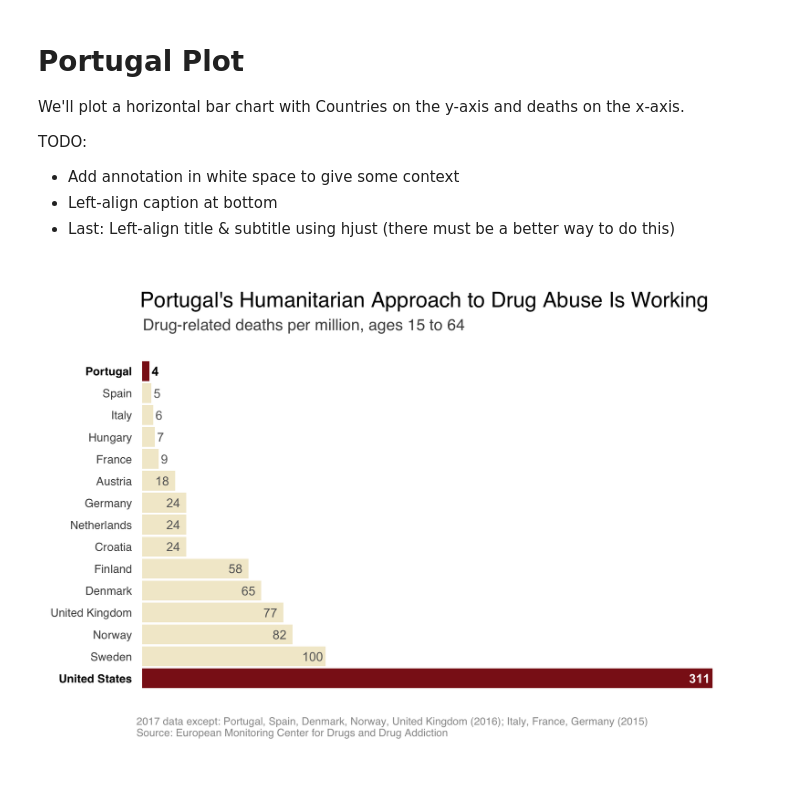
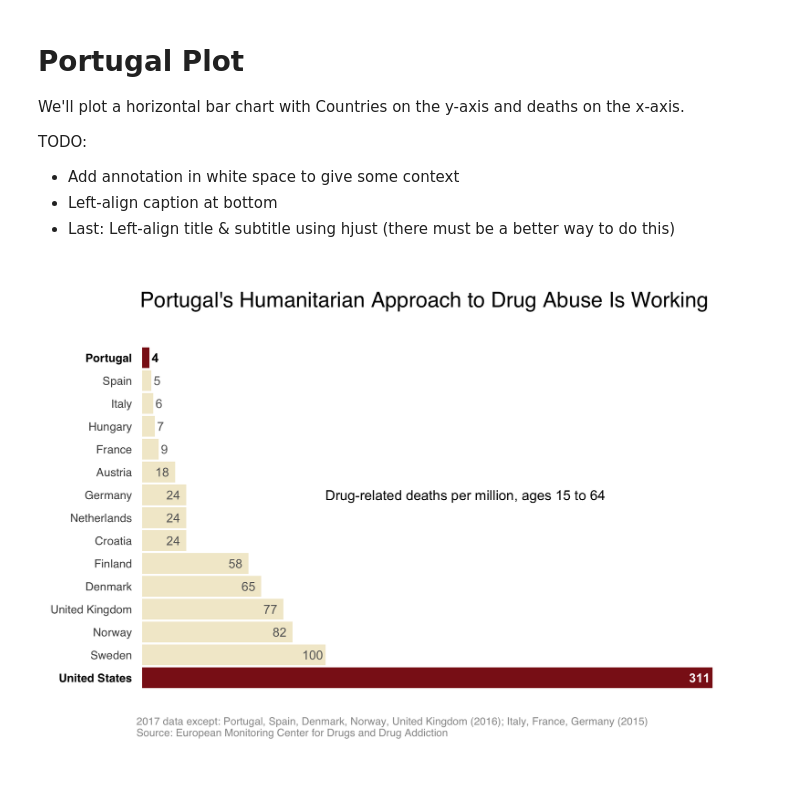
Before and after one commit to nithish08/opioids, a Jupyter notebook: src/MS-portugal-us-comparison.ipynb, the cells around one changed output. Cells and saved outputs as stored; diff of their text form; code cells hidden in the pictures.

Commit message:
Tweak portugal viz

```diff
--- a/src/MS-portugal-us-comparison.ipynb
+++ b/src/MS-portugal-us-comparison.ipynb
@@ -355,32 +355,33 @@ y1 <- c(counts[1:10] - 7, counts[11:15] + 3.2)
 # %%
 %%R -h 8 -w 11.5 -u in -r 200
 
 # Base
 q <- ggplot(data = US_EU, aes(x = Country, y = Rate))
 
 # Geoms
 q <- q + geom_col(fill = bar_fill)
 
 # Axes
 q <- q + scale_y_continuous(expand=c(0.01, 0))
 
 # Annotations
 q <- q + annotate("text", label = counts, x = x1, y = y1, fontface = faces, size = 5, colour = acolours)
+q <- q + annotate("text", label = "Drug-related deaths per million, ages 15 to 64", size = 5.5,
+                  x = "Germany", y = 100, hjust = 0)
 
 # Titles
-q <- q + labs(title = "\nPortugal's Humanitarian Approach to Drug Abuse Is Working")
-q <- q + labs(subtitle = "Drug-related deaths per million, ages 15 to 64\n")
+q <- q + labs(title = "\nPortugal's Humanitarian Approach to Drug Abuse Is Working\n")
 q <- q + labs(caption = "\n2017 data except: Portugal, Spain, Denmark, Norway, United Kingdom (2016); Italy, France, Germany (2015)\nSource: European Monitoring Center for Drugs and Drug Addiction")
 
 # Coord flip
 q <- q + coord_flip()
 
 # Themes
 q <- q + theme_minimal() + theme_custom
 
 q
 # %% [output]
-[figure, old version]
+[figure, new version]
 # %%
 %%R -h 8 -w 11.5 -u in -r 200
 
```
Also changed, not shown: parts of 1 cell of this notebook, 2 other files.
